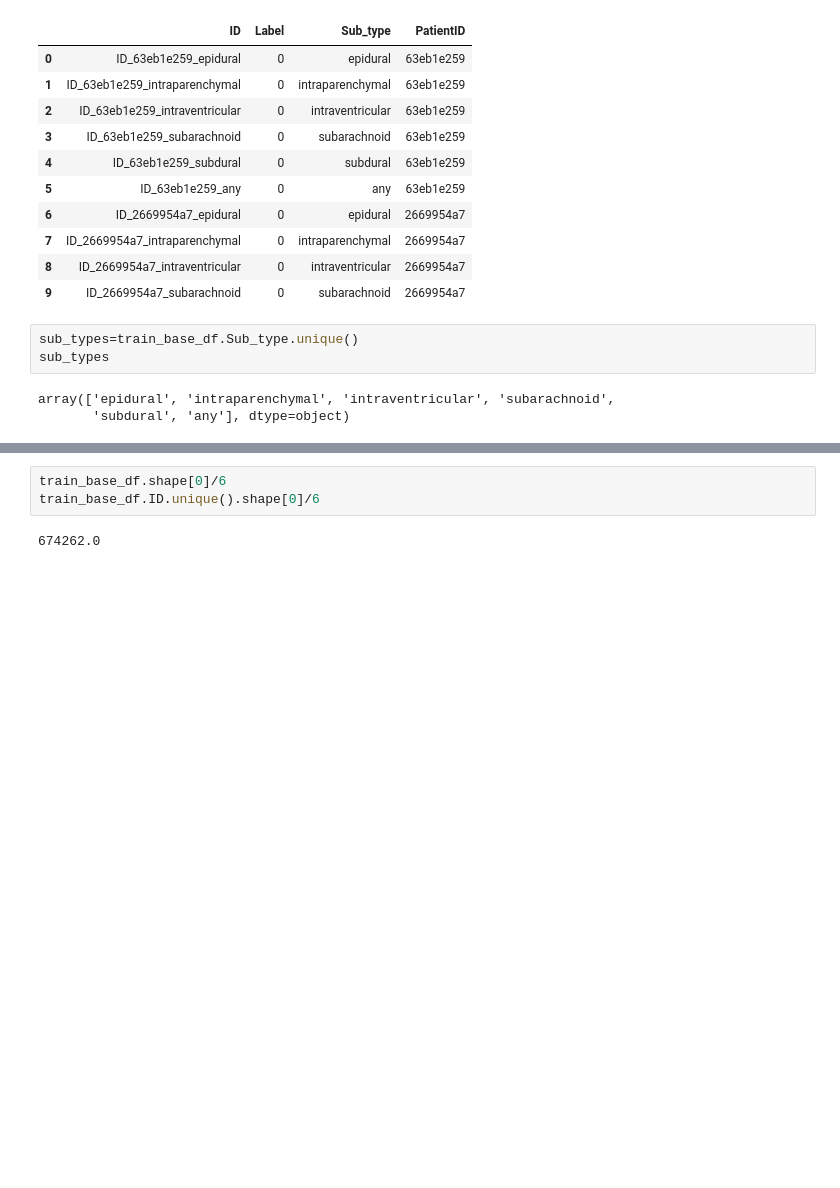
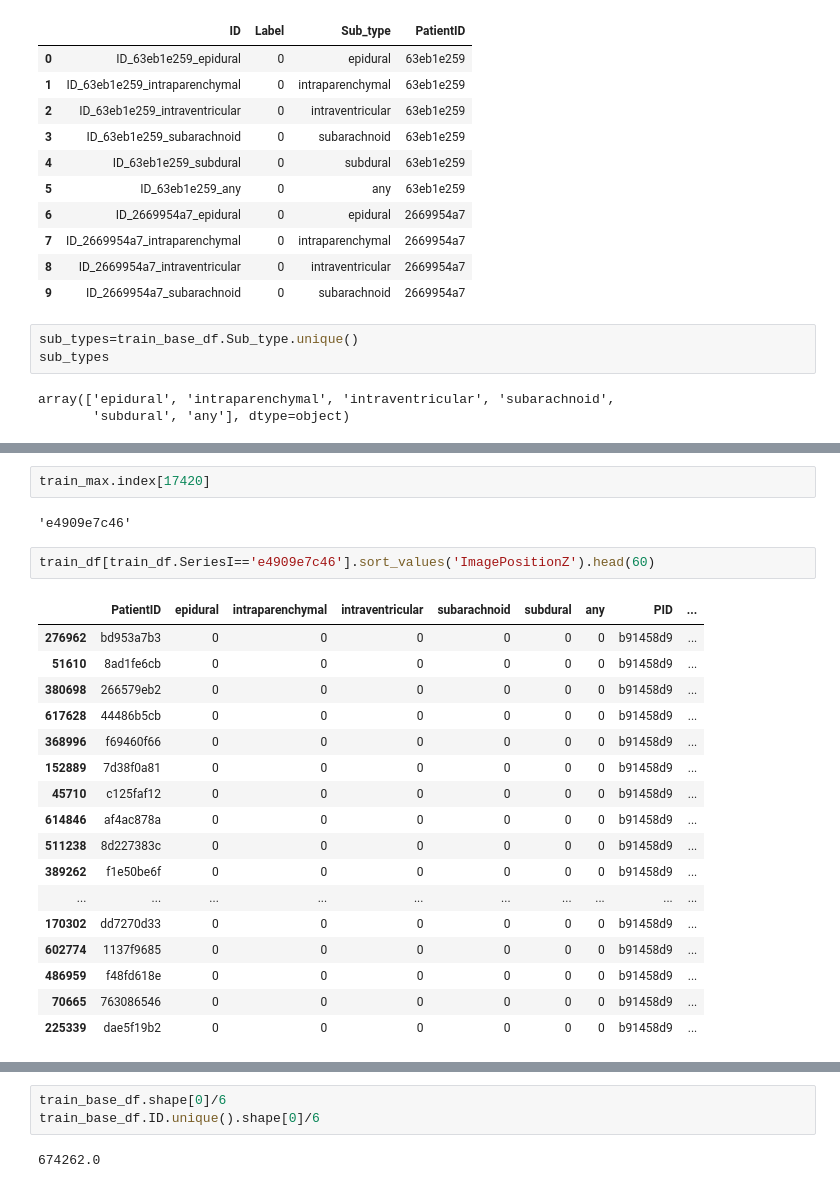
Before and after one commit to nosound2/RSNA-Hemorrhage, a Jupyter notebook: Production/Draft.ipynb, the cells around one changed output, grey strips where cells are left out. Drawn from its saved outputs; the diff is of its cells as text; blank space fills up the shorter version.

```diff
--- a/Production/Draft.ipynb
+++ b/Production/Draft.ipynb
@@ -120,0 +380,24 @@ ID_a64d5deed_any
+# %%
+train_max.index[17420]
+# %% [output]
+'e4909e7c46'
+# %%
+train_df[train_df.SeriesI=='e4909e7c46'].sort_values('ImagePositionZ').head(60)
+# %% [output]
+|  | PatientID | epidural | intraparenchymal | intraventricular | subarachnoid | subdural | any | PID | ... |
+| 276962 | bd953a7b3 | 0 | 0 | 0 | 0 | 0 | 0 | b91458d9 | ... |
+| 51610 | 8ad1fe6cb | 0 | 0 | 0 | 0 | 0 | 0 | b91458d9 | ... |
+| 380698 | 266579eb2 | 0 | 0 | 0 | 0 | 0 | 0 | b91458d9 | ... |
+| 617628 | 44486b5cb | 0 | 0 | 0 | 0 | 0 | 0 | b91458d9 | ... |
+| 368996 | f69460f66 | 0 | 0 | 0 | 0 | 0 | 0 | b91458d9 | ... |
+| 152889 | 7d38f0a81 | 0 | 0 | 0 | 0 | 0 | 0 | b91458d9 | ... |
+| 45710 | c125faf12 | 0 | 0 | 0 | 0 | 0 | 0 | b91458d9 | ... |
+| 614846 | af4ac878a | 0 | 0 | 0 | 0 | 0 | 0 | b91458d9 | ... |
+| 511238 | 8d227383c | 0 | 0 | 0 | 0 | 0 | 0 | b91458d9 | ... |
+| 389262 | f1e50be6f | 0 | 0 | 0 | 0 | 0 | 0 | b91458d9 | ... |
+| ... | ... | ... | ... | ... | ... | ... | ... | ... | ... |
+| 170302 | dd7270d33 | 0 | 0 | 0 | 0 | 0 | 0 | b91458d9 | ... |
+| 602774 | 1137f9685 | 0 | 0 | 0 | 0 | 0 | 0 | b91458d9 | ... |
+| 486959 | f48fd618e | 0 | 0 | 0 | 0 | 0 | 0 | b91458d9 | ... |
+| 70665 | 763086546 | 0 | 0 | 0 | 0 | 0 | 0 | b91458d9 | ... |
+| 225339 | dae5f19b2 | 0 | 0 | 0 | 0 | 0 | 0 | b91458d9 | ... |
```
Also changed, not shown: parts of 43 cells of this notebook, 26 other files.
